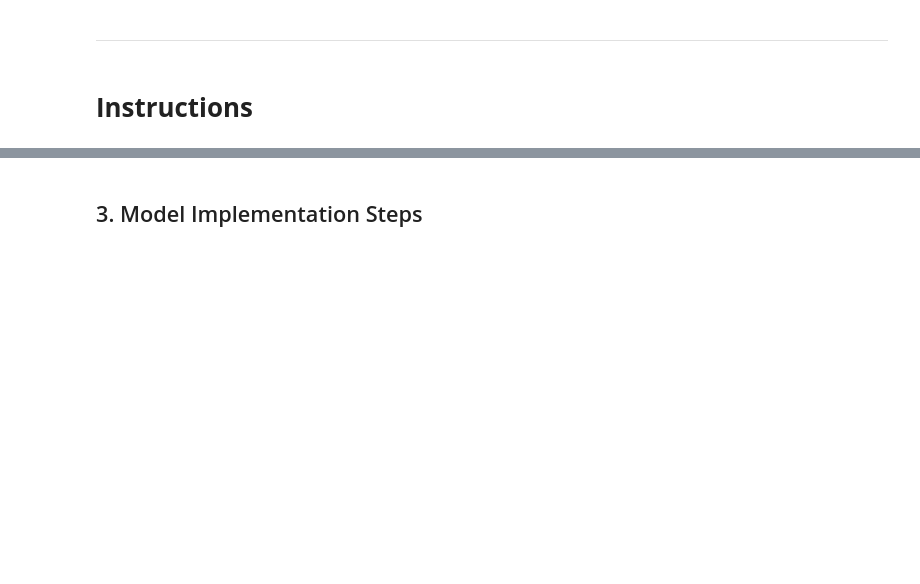
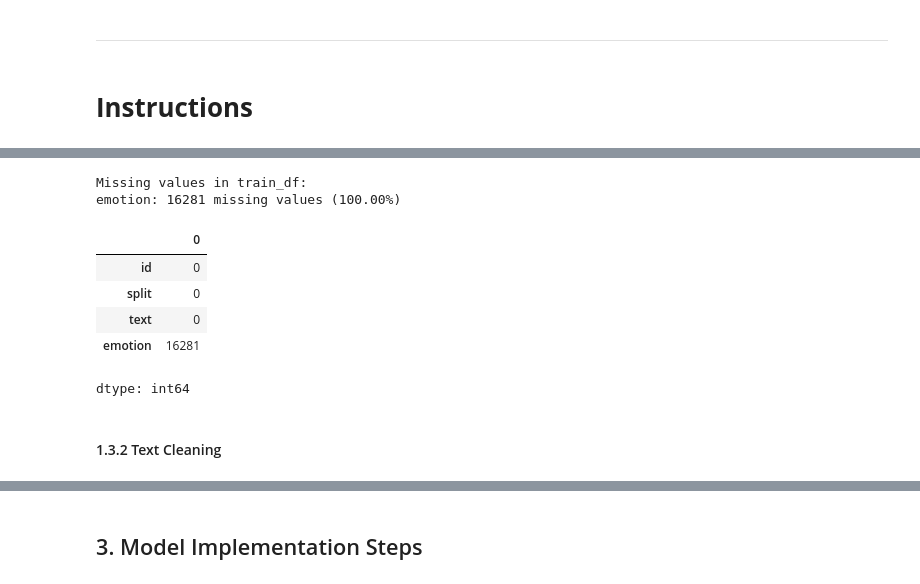
Before and after one commit to Yves-Chou/DM2025-Lab2-Exercise, a Jupyter notebook: DM2025-Lab2-Homework.ipynb, the cells around one changed output, grey strips where cells are left out. Saved outputs shown, nothing was run; the diff lists cells and outputs as text; code cells hidden in the pictures; blank space fills up the shorter version.

```diff
--- a/DM2025-Lab2-Homework.ipynb
+++ b/DM2025-Lab2-Homework.ipynb
@@ -151,0 +335,14 @@ Markdown Syntax to Add Image: `![Description of the Image](./your_local_folder/n
+# %%
+print("Missing values in train_df:")
+test_df.isnull().apply(check_missing_values)
+# %% [output]
+Missing values in train_df:
+emotion: 16281 missing values (100.00%)
+|  | 0 |
+| id | 0 |
+| split | 0 |
+| text | 0 |
+| emotion | 16281 |
+dtype: int64
+# %% [markdown]
+#### 1.3.2 Text Cleaning
```
Also changed, not shown: parts of 55 cells of this notebook.
